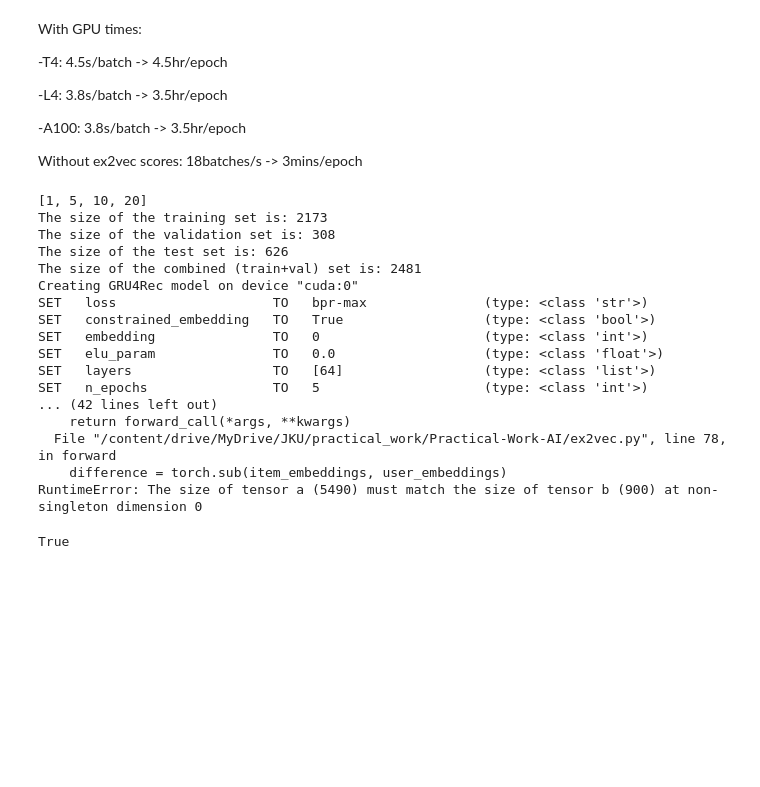
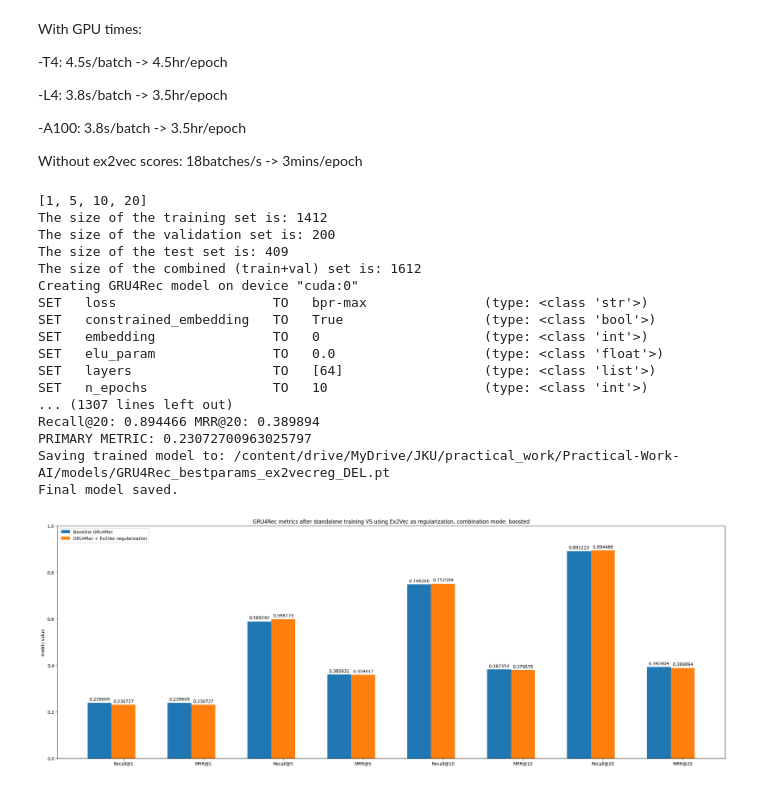
Before and after one commit to Laura-Legat/Practical-Work-AI, a Jupyter notebook: Practical_work_final.ipynb, the cells around one changed output. Saved outputs shown, nothing was run; the diff lists cells and outputs as text; code cells hidden in the pictures; blank space fills up the shorter version.

```diff
--- a/Practical_work_final.ipynb
+++ b/Practical_work_final.ipynb
@@ -761,28 +710,68 @@ params: (from https://github.com/hidasib/GRU4Rec/blob/master/README.md)
 """
 
 gru4rec_best_param_str = convert_to_param_str('/content/drive/MyDrive/JKU/practical_work/Practical-Work-AI/optim/best_params_gru4rec_DEL.json')
+combination_mode = 'boosted'
+cutoffs = '1 5 10 20'
+alpha_list = '0.2'
 
-command = f'python /content/drive/MyDrive/JKU/practical_work/Practical-Work-AI/GRU4Rec_Fork/run.py /content/drive/MyDrive/JKU/practical_work/Practical-Work-AI/data/seq_combined.csv -ps {gru4rec_best_param_str} -t /content/drive/MyDrive/JKU/practical_work/Practical-Work-AI/data/seq_test.csv -s /content/drive/MyDrive/JKU/practical_work/Practical-Work-AI/models/GRU4Rec_bestparams_ex2vecreg_DEL.pt -m 1 5 10 20 -ik "itemId" -tk "timestamp" -pm recall -lpm -c boosted -ex /content/drive/MyDrive/JKU/practical_work/Practical-Work-AI/models/ex2vec_baseline_finaltrain_DEL__BS512LR0.0003208416119525183L_DIM64N_EP30_Epoch29_f10.4760.pt'
+command = f'python /content/drive/MyDrive/JKU/practical_work/Practical-Work-AI/GRU4Rec_Fork/run.py /content/drive/MyDrive/JKU/practical_work/Practical-Work-AI/data/seq_combined.csv -ps {gru4rec_best_param_str} -t /content/drive/MyDrive/JKU/practical_work/Practical-Work-AI/data/seq_test.csv -s /content/drive/MyDrive/JKU/practical_work/Practical-Work-AI/models/GRU4Rec_bestparams_ex2vecreg_DEL.pt -m {cutoffs} -a {alpha_list} -ik "itemId" -tk "timestamp" -pm recall -lpm -c {combination_mode} -ex /content/drive/MyDrive/JKU/practical_work/Practical-Work-AI/models/ex2vec_baseline_finaltrain_DEL__BS512LR0.0003208416119525183L_DIM64N_EP30_Epoch29_f10.2947.pt'
 get_ipython().system(command)
 # %% [output]
 [1, 5, 10, 20]
-The size of the training set is: 2173
-The size of the validation set is: 308
-The size of the test set is: 626
-The size of the combined (train+val) set is: 2481
+The size of the training set is: 1412
+The size of the validation set is: 200
+The size of the test set is: 409
+The size of the combined (train+val) set is: 1612
 Creating GRU4Rec model on device "cuda:0"
 SET   loss                    TO   bpr-max               (type: <class 'str'>)
 SET   constrained_embedding   TO   True                  (type: <class 'bool'>)
 SET   embedding               TO   0                     (type: <class 'int'>)
 SET   elu_param               TO   0.0                   (type: <class 'float'>)
 SET   layers                  TO   [64]                  (type: <class 'list'>)
-SET   n_epochs                TO   5                     (type: <class 'int'>)
-... (42 lines left out)
-    return forward_call(*args, **kwargs)
-  File "/content/drive/MyDrive/JKU/practical_work/Practical-Work-AI/ex2vec.py", line 78, in forward
-    difference = torch.sub(item_embeddings, user_embeddings)
-RuntimeError: The size of tensor a (5490) must match the size of tensor b (900) at non-singleton dimension 0
+SET   n_epochs                TO   10                    (type: <class 'int'>)
+... (1307 lines left out)
+Recall@20: 0.894466 MRR@20: 0.389894
+PRIMARY METRIC: 0.23072700963025797
+Saving trained model to: /content/drive/MyDrive/JKU/practical_work/Practical-Work-AI/models/GRU4Rec_bestparams_ex2vecreg_DEL.pt
+Final model saved.
-# %%
-'1.0' > '0.15'
-# %% [output]
-True
+# %%
+# load all trained model information
+best_models_df = pd.read_csv('/content/drive/MyDrive/JKU/practical_work/Practical-Work-AI/results/best_models.csv')
+
+# extract metrics from gru4rec VS gru4rec + ex2vec regularization
+gru4rec_rows = best_models_df[best_models_df['model_name'].str.contains('GRU4Rec_bestparams_')]
+
+before_after_lists = []
+for metric_str in gru4rec_rows['results']: # recall@1=0.2396088019559902, mrr@1=0.2396088019559902, ...
+    metrics_list = metric_str.split(', ') # [recall@1=0.2396088019559902, mrr@1=0.2396088019559902,...]
+    metrics_values = [float(metric.split('=')[1]) for metric in metrics_list] # [0.2396088019559902, 0.2396088019559902, ...]
+    before_after_lists.append(metrics_values)
+
+metrics = ('Recall@1', 'MRR@1', 'Recall@5', 'MRR@5', 'Recall@10', 'MRR@10', 'Recall@20', 'MRR@20')
+metric_dict = {
+    'Baseline GRU4Rec': tuple(before_after_lists[0]),
+    'GRU4Rec + Ex2Vec regularization': tuple(before_after_lists[1]),
+}
+
+x = np.arange(len(metrics))  # the label locations
+width = 0.3  # the width of the bars
+multiplier = 0
+
+fig, ax = plt.subplots(figsize=(22,8), layout='constrained')
+
+for k,v in metric_dict.items():
+    offset = width * multiplier
+    rects = ax.bar(x + offset, v, width, label=k)
+    ax.bar_label(rects, padding=3)
+    multiplier += 1
+
+# Add some text for labels, title and custom x-axis tick labels, etc.
+ax.set_ylabel('metric value')
+ax.set_title(f'GRU4Rec metrics after standalone training VS using Ex2Vec as regularization, combination mode: {combination_mode}')
+ax.set_xticks(x + width, metrics)
+ax.legend(loc='upper left', ncols=1)
+ax.set_ylim(0, 1)
+
+plt.show()
+# %% [output]
+[figure, added]
```
Also changed, not shown: parts of 19 cells of this notebook, 8 other files.
